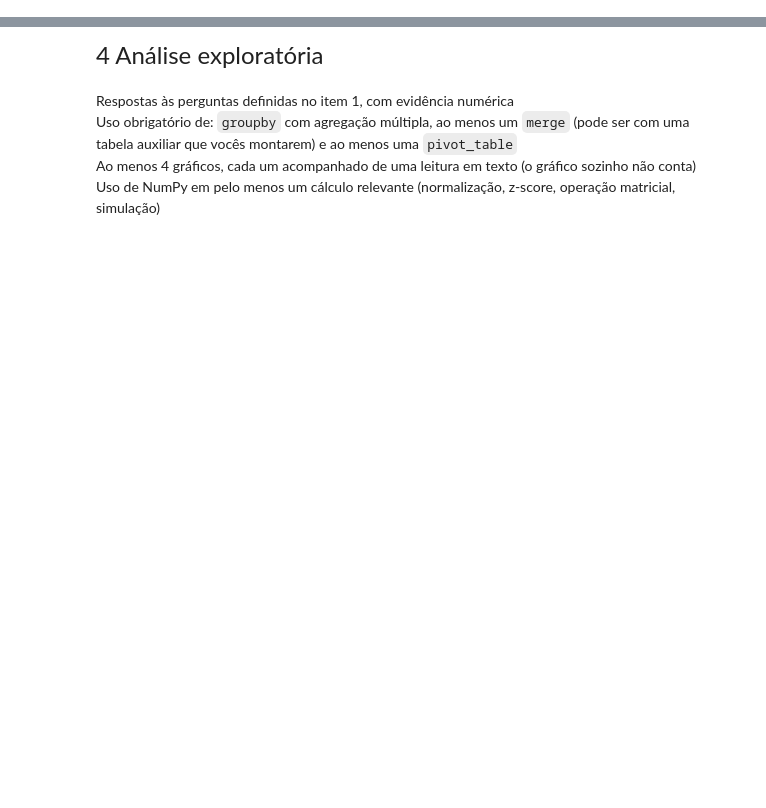
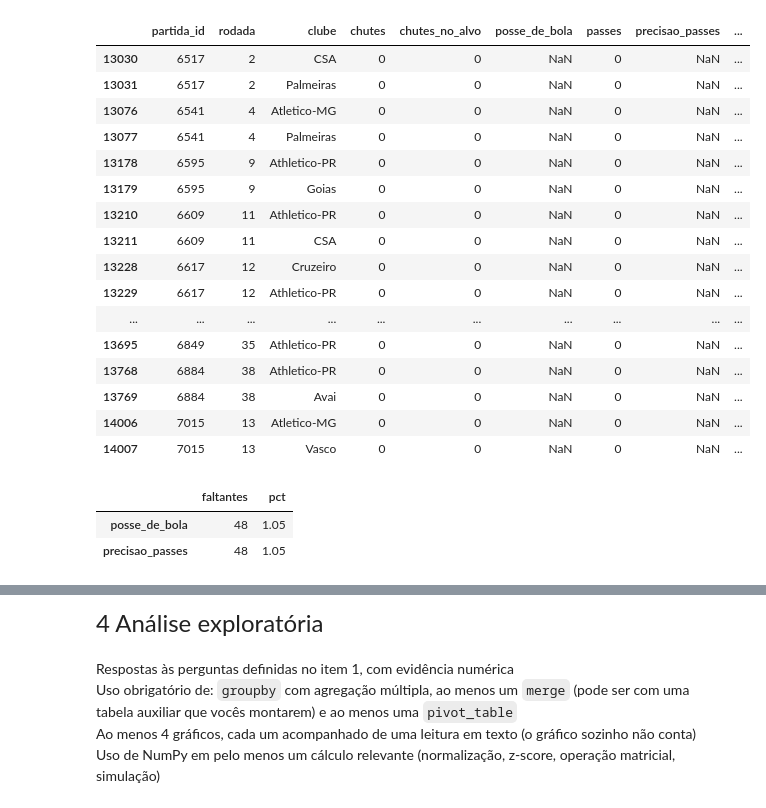
Before and after one commit to CharleneSantos/Caixaverso-FC5, a Jupyter notebook: notebooks/analises.ipynb, the cells around one changed output, grey strips where cells are left out. Saved outputs shown, nothing was run; the diff lists cells and outputs as text; code cells hidden in the pictures; blank space fills up the shorter version.

```diff
--- a/notebooks/analises.ipynb
+++ b/notebooks/analises.ipynb
@@ -92,11 +220,36 @@ display(df_diagnostico.describe(include='object'))
+# %%
+#jogos com passes zerado
+pd.set_option('display.max_columns', None)
+display(df_diagnostico[df_diagnostico['passes'] == 0])
+# %% [output]
+|  | partida_id | rodada | clube | chutes | chutes_no_alvo | posse_de_bola | passes | precisao_passes | ... |
+| 13030 | 6517 | 2 | CSA | 0 | 0 | NaN | 0 | NaN | ... |
+| 13031 | 6517 | 2 | Palmeiras | 0 | 0 | NaN | 0 | NaN | ... |
+| 13076 | 6541 | 4 | Atletico-MG | 0 | 0 | NaN | 0 | NaN | ... |
+| 13077 | 6541 | 4 | Palmeiras | 0 | 0 | NaN | 0 | NaN | ... |
+| 13178 | 6595 | 9 | Athletico-PR | 0 | 0 | NaN | 0 | NaN | ... |
+| 13179 | 6595 | 9 | Goias | 0 | 0 | NaN | 0 | NaN | ... |
+| 13210 | 6609 | 11 | Athletico-PR | 0 | 0 | NaN | 0 | NaN | ... |
+| 13211 | 6609 | 11 | CSA | 0 | 0 | NaN | 0 | NaN | ... |
+| 13228 | 6617 | 12 | Cruzeiro | 0 | 0 | NaN | 0 | NaN | ... |
+| 13229 | 6617 | 12 | Athletico-PR | 0 | 0 | NaN | 0 | NaN | ... |
+| ... | ... | ... | ... | ... | ... | ... | ... | ... | ... |
+| 13695 | 6849 | 35 | Athletico-PR | 0 | 0 | NaN | 0 | NaN | ... |
+| 13768 | 6884 | 38 | Athletico-PR | 0 | 0 | NaN | 0 | NaN | ... |
+| 13769 | 6884 | 38 | Avai | 0 | 0 | NaN | 0 | NaN | ... |
+| 14006 | 7015 | 13 | Atletico-MG | 0 | 0 | NaN | 0 | NaN | ... |
+| 14007 | 7015 | 13 | Vasco | 0 | 0 | NaN | 0 | NaN | ... |
 # %%
-#identificar o que é um NA nessa tabela
-#3 Quantidade e percentual de valores faltantes
-
+# identificar o que é um NA nessa tabela
+# Quantidade e percentual de valores faltantes
 faltantes = pd.DataFrame({
     'faltantes': df_diagnostico.isna().sum(),
     'pct': (df_diagnostico.isna().mean() * 100).round(2)
 })
 faltantes = faltantes[faltantes['faltantes'] > 0].sort_values('faltantes', ascending=False)
 faltantes
+# %% [output]
+|  | faltantes | pct |
+| posse_de_bola | 48 | 1.05 |
+| precisao_passes | 48 | 1.05 |
 # %%
```
Also changed, not shown: parts of 60 cells of this notebook.
